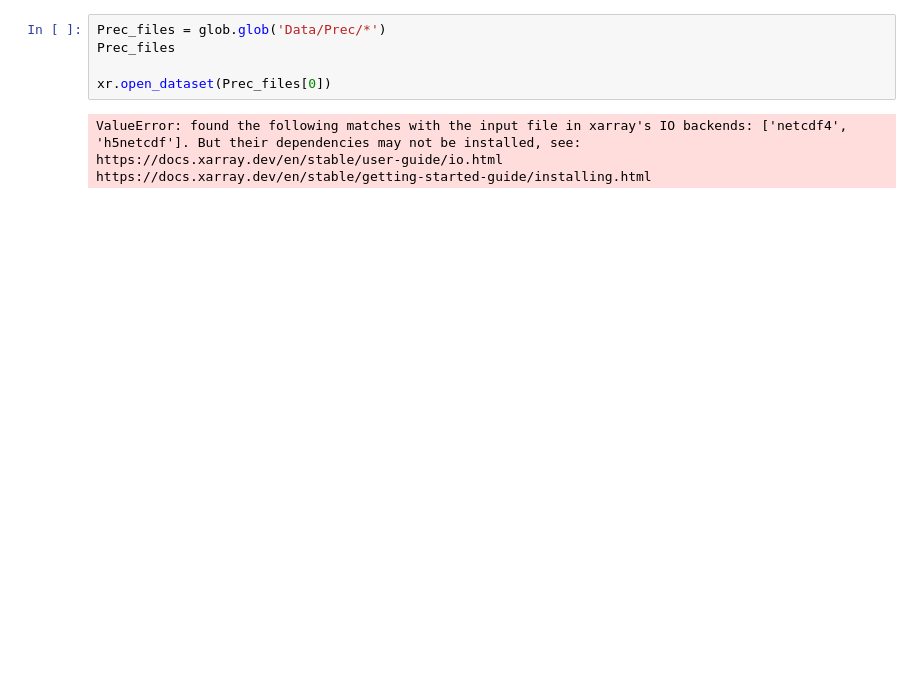
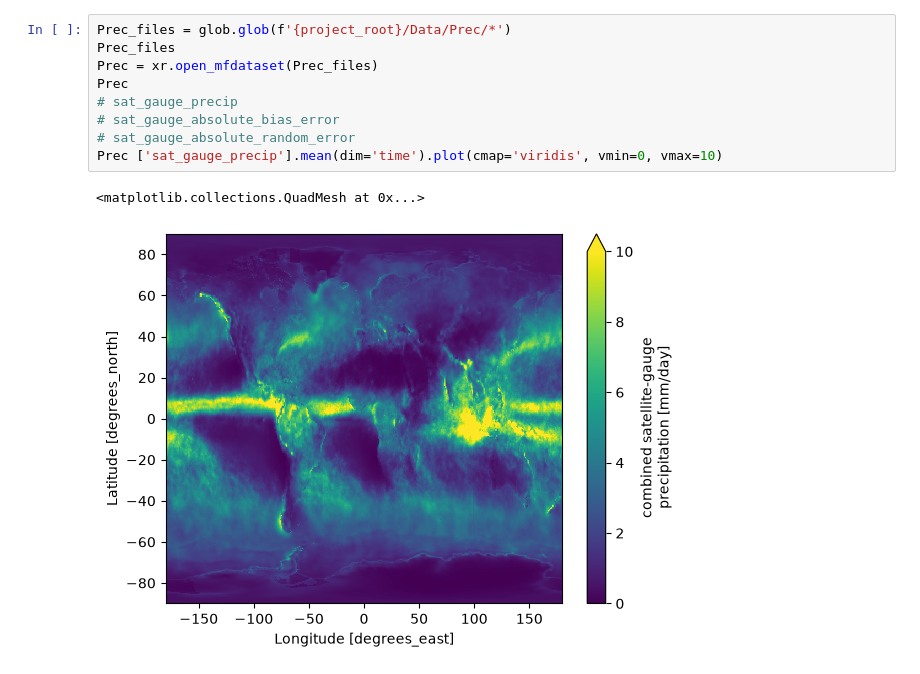
Before and after one commit to jessieaha/AeroCom_Error, a Jupyter notebook: py/test_prec.ipynb, the cells around one changed output. Saved outputs shown, nothing was run; the diff lists cells and outputs as text; blank space fills up the shorter version.

```diff
--- a/py/test_prec.ipynb
+++ b/py/test_prec.ipynb
@@ -10,9 +27,12 @@ sys.path.append('/home/jzhang1/AeroCom_Error/')
 # %%
-Prec_files = glob.glob('Data/Prec/*')
+Prec_files = glob.glob(f'{project_root}/Data/Prec/*')
 Prec_files
-
-xr.open_dataset(Prec_files[0])
+Prec = xr.open_mfdataset(Prec_files)
+Prec
+# sat_gauge_precip
+# sat_gauge_absolute_bias_error
+# sat_gauge_absolute_random_error
+Prec ['sat_gauge_precip'].mean(dim='time').plot(cmap='viridis', vmin=0, vmax=10)
 # %% [output]
-ValueError: found the following matches with the input file in xarray's IO backends: ['netcdf4', 'h5netcdf']. But their dependencies may not be installed, see:
-https://docs.xarray.dev/en/stable/user-guide/io.html
-https://docs.xarray.dev/en/stable/getting-started-guide/installing.html
+<matplotlib.collections.QuadMesh at 0x...>
+[figure, added]
```
Also changed, not shown: parts of 6 cells of this notebook.
